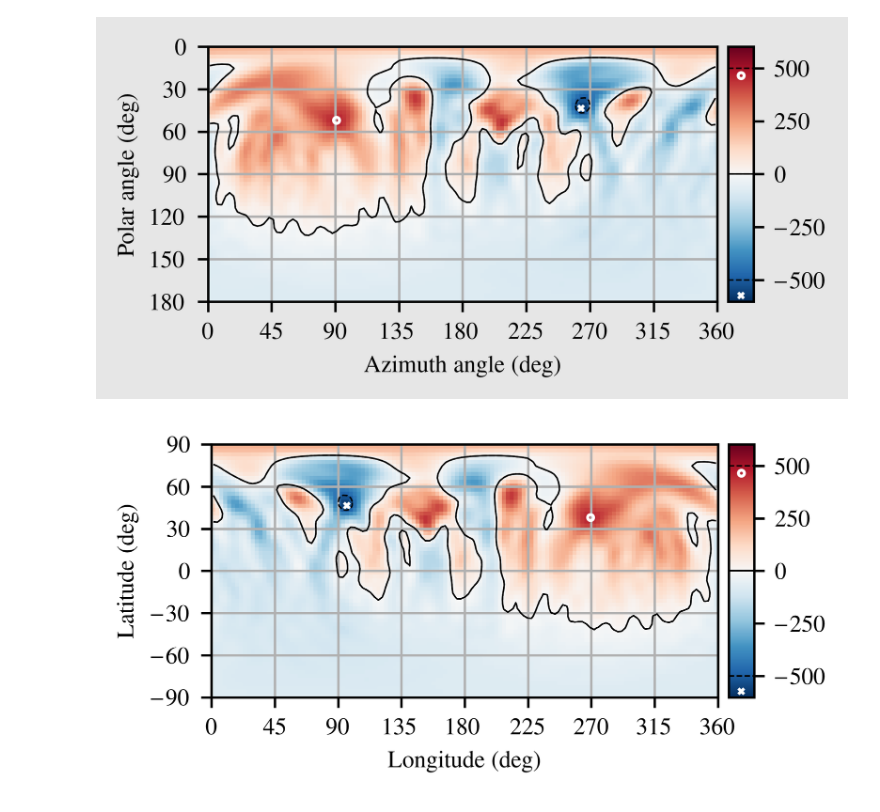
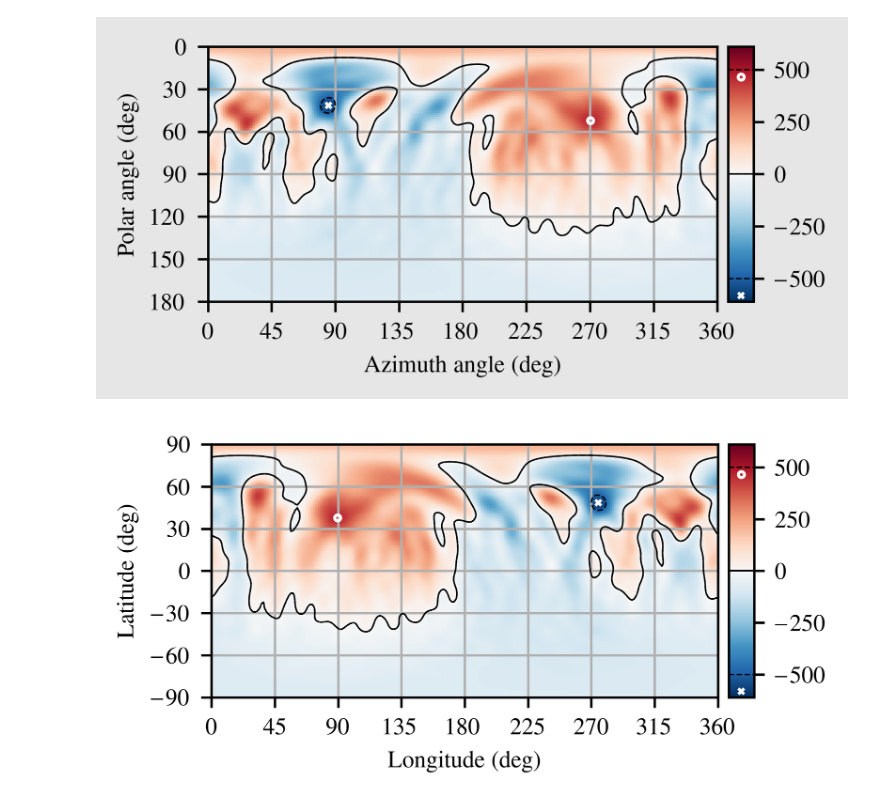
Before and after one commit to svaberg/starwinds-magnetogram, a Jupyter notebook: docs/mnras-style-plot.ipynb, the cells around one changed output. Saved outputs shown, nothing was run; the diff lists cells and outputs as text; code cells hidden in the pictures.

```diff
--- a/docs/mnras-style-plot.ipynb
+++ b/docs/mnras-style-plot.ipynb
@@ -19,13 +19,20 @@ matplotlib.style.use('starwinds_magnetogram.mnras')
 mnras_single_width_in = 3.3209
 mnras_double_width_in = 6.9738
 # %%
-def draw(lz, ax, cax):
-    zg = ZdiGeometry()
+def draw(lz, ax, cax, zero_phase_shift=0, azimuth_flip=False):
+    zg = ZdiGeometry(120)
 
     polar_centers, azimuth_centers = zg.centers()
     polar_corners, azimuth_corners = zg.corners()
 
-    field_centers = lz.get_radial_field(polar_centers, azimuth_centers)
+    dummy_azimuth_centers = azimuth_centers + np.deg2rad(zero_phase_shift)
+
+    if azimuth_flip:
+        dummy_azimuth_centers *= - 1
+
+
+    field_centers = lz.get_radial_field(polar_centers,
+                                        dummy_azimuth_centers)
 
     img, zero_contour = plots.plot_magnetic_field(ax, polar_centers, azimuth_centers,
                                                field_centers,
@@ -63,35 +70,35 @@ fig, ax = plt.subplots()
 
 # Create color bar axis following https://stackoverflow.com/a/18195921/3198895
 from mpl_toolkits.axes_grid1 import make_axes_locatable
 divider = make_axes_locatable(ax)
 cax = divider.append_axes("right", size="5%", pad=0.05)
 
 
 coefficients = reader_writer.read_magnetogram_file("/Users/dagevensberget/Documents/markus-magnetograms/abdorV_mean_dec02_gt.c1")
 lz = zdi_magnetogram.from_coefficients(coefficients)
 
-draw(lz, ax, cax=cax)
+draw(lz, ax, cax=cax, zero_phase_shift=180, azimuth_flip=False)
 fig.set_facecolor((.9, .9, .9))  # To better see edges of .pdf file.
 
 plt.savefig("magnetogram.png")
 
 
 plt.savefig("default-boundaries.pdf")
 # To create a .pdf file these 'magic' numbers are picked by eye, as the .pdf file
 # bondaries are not matched to those of the .png file (matplotlib feature request)!
 fig.set_figheight(0.48 * fig.get_figwidth())
 
 # Reducing 'left' moves content to the right
 # Reducing 'right' moves content to the left
 plt.subplots_adjust(left=.13, right=.89)
 
 # Reducing 'top' moves content down
 # Reducing 'bottom' moves content up?
 plt.subplots_adjust(top=1.15, bottom=.05)
 
 plt.savefig("fitted-boundaries.pdf")
 # %% [output]
-[figure, old version]
+[figure, new version]
 # %%
 #
 # This is a slightly hacky way of plotting against longitude and latitude
@@ -100,7 +107,7 @@ plt.savefig("fitted-boundaries.pdf")
 #
 fig, ax = plt.subplots()
 cax = make_axes_locatable(ax).append_axes("right", size="5%", pad=0.05)
-img = draw(lz, ax, cax=cax)
+img = draw(lz, ax, cax=cax, zero_phase_shift=180, azimuth_flip=False)
 
 # Change y tick labels to latitude
 # ax.set_yticklabels(90-ax.get_yticks())  # This produces unsightly short minus signs
@@ -116,4 +123,4 @@ fig.set_figheight(0.48 * fig.get_figwidth())
 plt.subplots_adjust(left=.13, right=.89, top=1.15, bottom=.05)
 plt.savefig("magnetogram-lon-lat.png")
 # %% [output]
-[figure, old version]
+[figure, new version]
```
Also changed, not shown: parts of 1 cell of this notebook, 1 other file.
